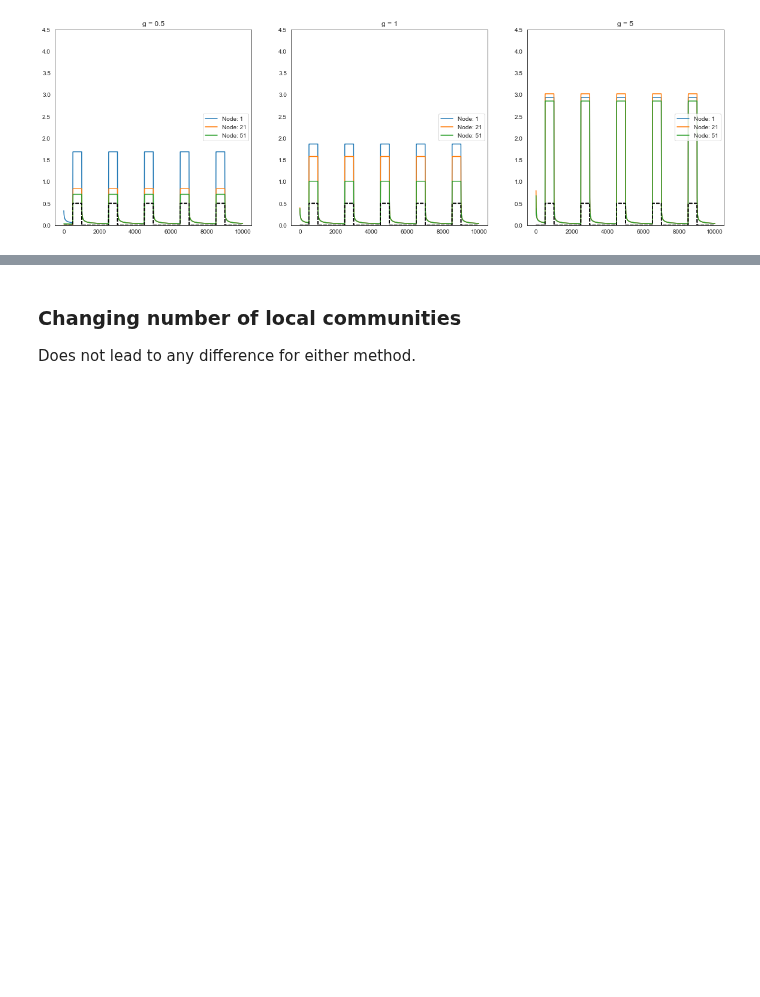
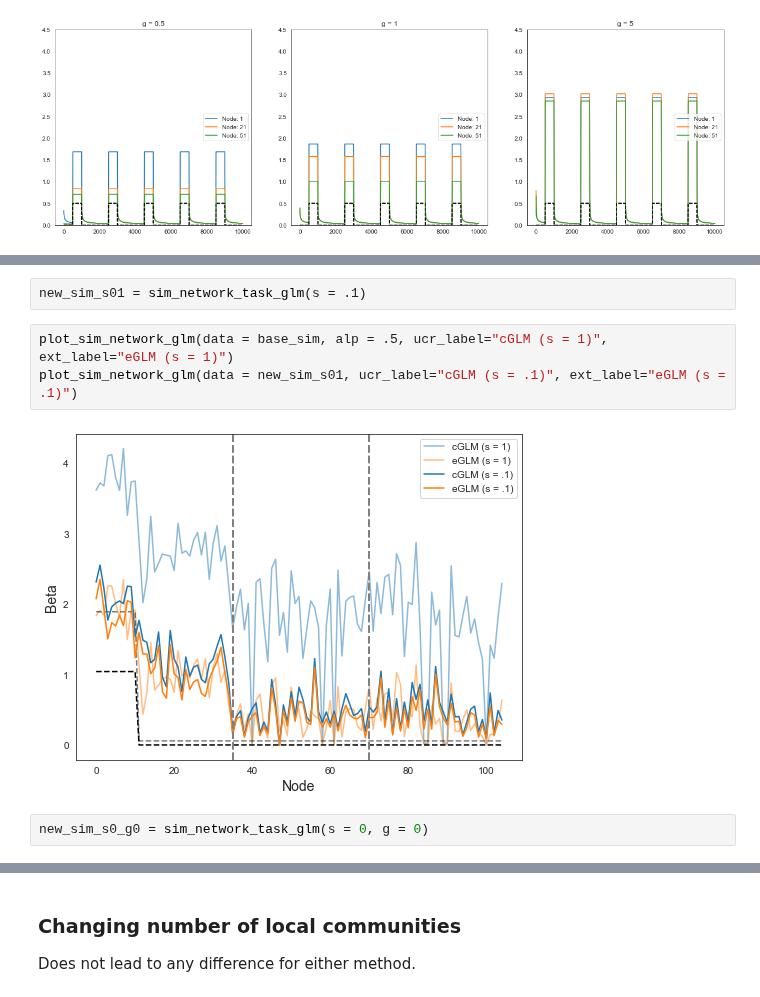
Before and after one commit to zenkavi/DevStudy_FmriNbs, a Jupyter notebook: notebooks/informationtransfermapping/TheoreticalResults/Zenkavi_Simulations/Extended_GLM_neural_network_level.ipynb, the cells around one changed output, grey strips where cells are left out. Saved outputs shown, nothing was run; the diff lists cells and outputs as text; blank space fills up the shorter version.

```diff
--- a/notebooks/informationtransfermapping/TheoreticalResults/Zenkavi_Simulations/Extended_GLM_neural_network_level.ipynb
+++ b/notebooks/informationtransfermapping/TheoreticalResults/Zenkavi_Simulations/Extended_GLM_neural_network_level.ipynb
@@ -807,0 +826,9 @@ plot_sim_network_glm(data = new_sim, ucr_label="cGLM (s = .5)", ext_label="eGLM
+# %%
+new_sim_s01 = sim_network_task_glm(s = .1)
+# %%
+plot_sim_network_glm(data = base_sim, alp = .5, ucr_label="cGLM (s = 1)", ext_label="eGLM (s = 1)")
+plot_sim_network_glm(data = new_sim_s01, ucr_label="cGLM (s = .1)", ext_label="eGLM (s = .1)")
+# %% [output]
+[figure, added]
+# %%
+new_sim_s0_g0 = sim_network_task_glm(s = 0, g = 0)
```
Also changed, not shown: parts of 14 cells of this notebook.
